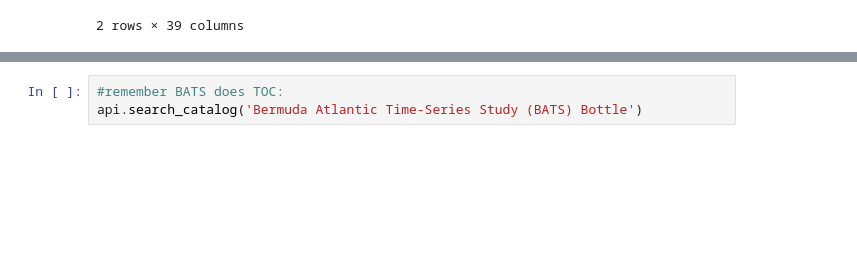
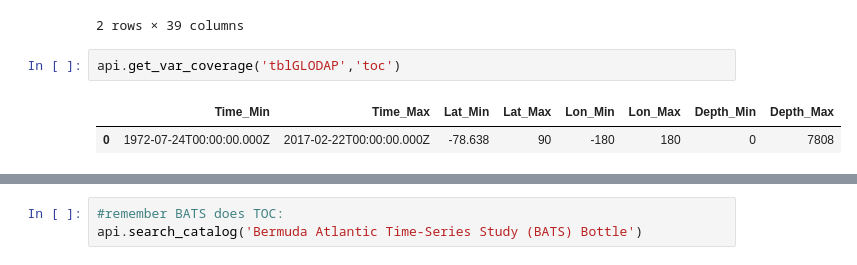
Before and after one commit to redbluewater/BATSwithCMAP, a Jupyter notebook: plotExampleData.ipynb, the cells around one changed output, grey strips where cells are left out. Drawn from its saved outputs; the diff is of its cells as text; blank space fills up the shorter version.

```diff
--- a/plotExampleData.ipynb
+++ b/plotExampleData.ipynb
@@ -78,2 +78,7 @@ api.search_catalog('global ocean data analysis project for carbon')
 | 1 | NCEP_SLP | tblSOCATv2022 | Sea Level Pressure - Interpolated... | hPa | Observation | Blend | Reprocessed | Physics | ... |
 2 rows × 39 columns
+# %%
+api.get_var_coverage('tblGLODAP','toc')
+# %% [output]
+|  | Time_Min | Time_Max | Lat_Min | Lat_Max | Lon_Min | Lon_Max | Depth_Min | Depth_Max |
+| 0 | 1972-07-24T00:00:00.000Z | 2017-02-22T00:00:00.000Z | -78.638 | 90 | -180 | 180 | 0 | 7808 |
```
Also changed, not shown: parts of 4 cells of this notebook, 10 other files.
